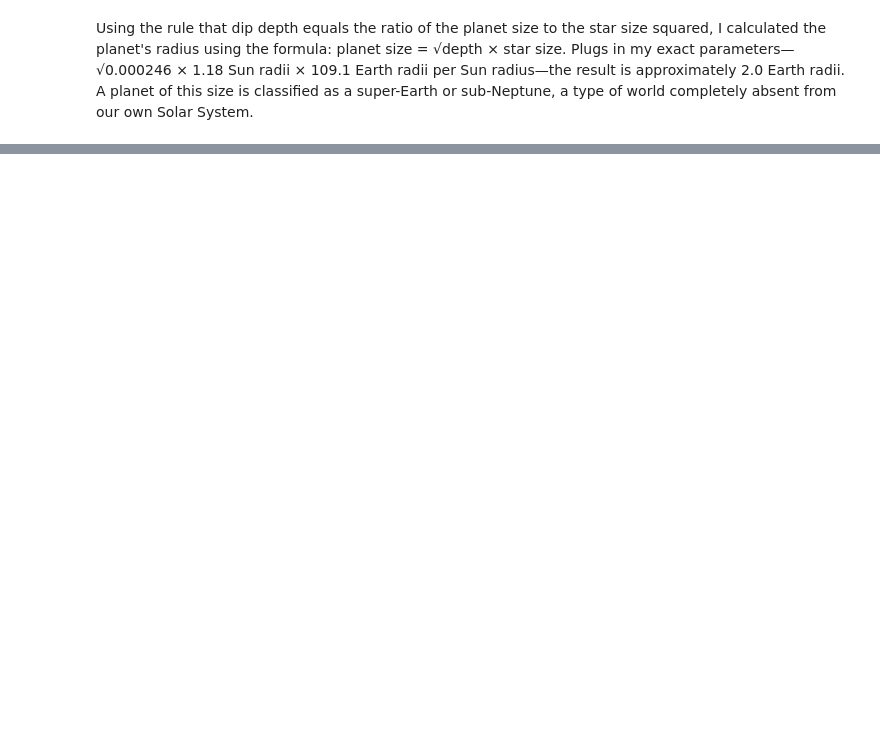
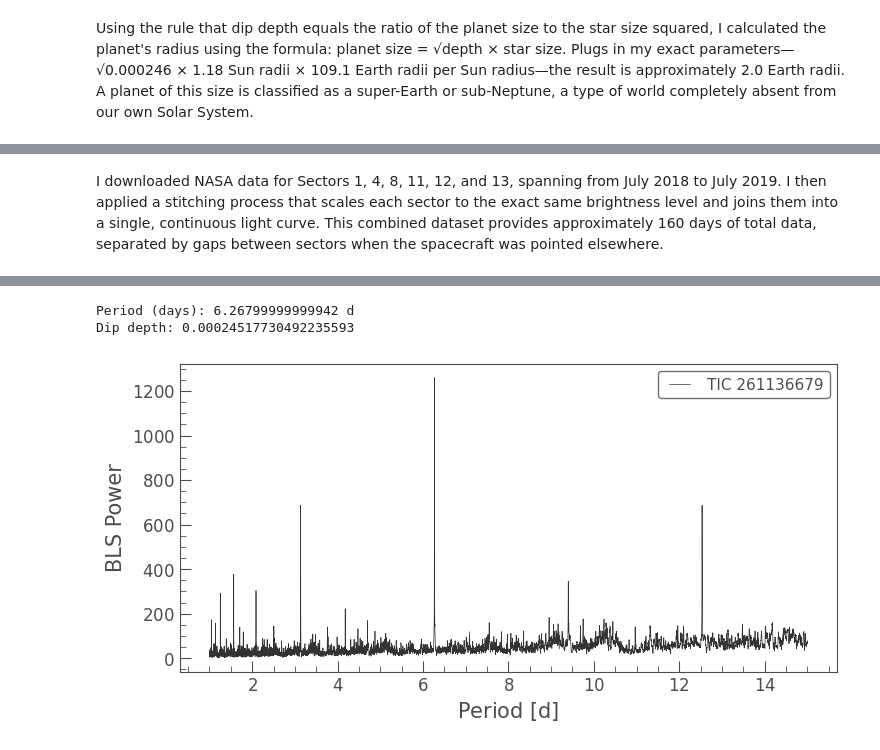
Before and after one commit to hariaksh-101/tess-exoplanet-hunt, a Jupyter notebook: 01_recovering_pi_mensae_c_with_TESS.ipynb, the cells around one changed output, grey strips where cells are left out. Drawn from its saved outputs; the diff is of its cells as text; code cells hidden in the pictures; blank space fills up the shorter version.

```diff
--- a/01_recovering_pi_mensae_c_with_TESS.ipynb
+++ b/01_recovering_pi_mensae_c_with_TESS.ipynb
@@ -109,0 +141,13 @@ Using the rule that dip depth equals the ratio of the planet size to the star si
+# %% [markdown]
+I downloaded NASA data for Sectors 1, 4, 8, 11, 12, and 13, spanning from July 2018 to July 2019. I then applied a stitching process that scales each sector to the exact same brightness level and joins them into a single, continuous light curve. This combined dataset provides approximately 160 days of total data, separated by gaps between sectors when the spacecraft was pointed elsewhere.
+# %%
+flat_all = stitched.flatten(window_length=901)
+clean = flat_all.remove_outliers(sigma_lower=5, sigma_upper=3)
+binned = clean.bin(time_bin_size=10/1440).remove_nans()
+pg_all = binned.to_periodogram(method="bls",
+                               period=np.arange(1, 15, 0.0005),
+                               duration=[0.05, 0.08, 0.1, 0.15])
+pg_all.plot()
+print("Period (days):", pg_all.period_at_max_power)
+print("Dip depth:", pg_all.depth_at_max_power)
+# %% [output]
@@ -109,0 +156,3 @@ Using the rule that dip depth equals the ratio of the planet size to the star si
+Period (days): 6.26799999999942 d
+Dip depth: 0.00024517730492235593
+[figure, added]
```
Also changed, not shown: parts of 11 cells of this notebook.
